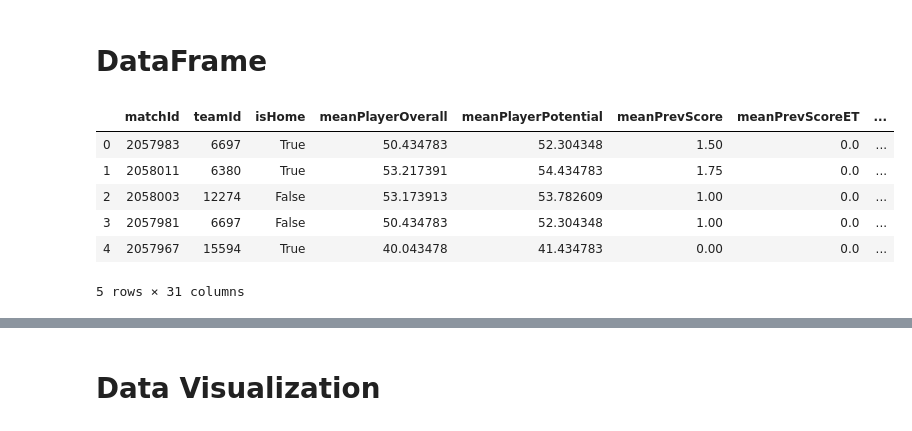
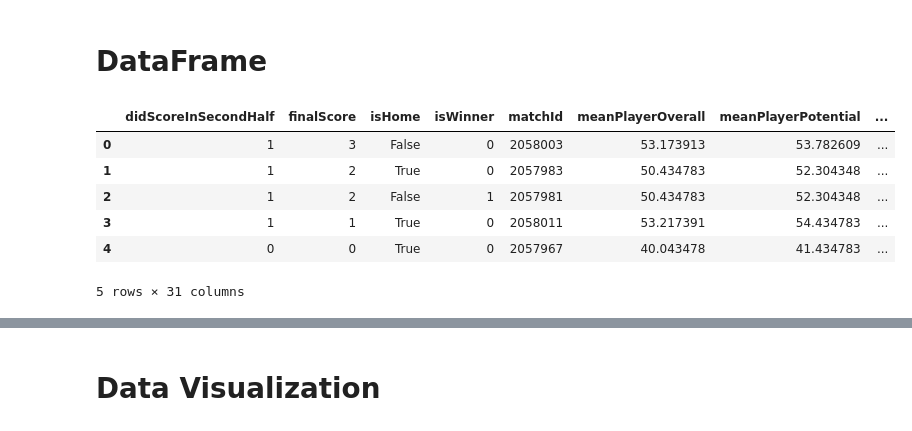
Before and after one commit to magemma/soccer-prediction, a Jupyter notebook: src/riccardo_dataVisualization.ipynb, the cells around one changed output, grey strips where cells are left out. Cells and saved outputs as stored; diff of their text form; code cells hidden in the pictures.

```diff
--- a/src/riccardo_dataVisualization.ipynb
+++ b/src/riccardo_dataVisualization.ipynb
@@ -23,15 +26,15 @@ orderedCols = ['matchId', 'teamId', 'isHome',
 # %% [markdown]
 # DataFrame
 # %%
-res = pd.read_csv('./results.csv')
+res = pd.read_json('results.json', orient='records', lines=True).drop('_id', axis=1)
 res.head()
 # %% [output]
-|  | matchId | teamId | isHome | meanPlayerOverall | meanPlayerPotential | meanPrevScore | meanPrevScoreET | ... |
-| 0 | 2057983 | 6697 | True | 50.434783 | 52.304348 | 1.50 | 0.0 | ... |
-| 1 | 2058011 | 6380 | True | 53.217391 | 54.434783 | 1.75 | 0.0 | ... |
-| 2 | 2058003 | 12274 | False | 53.173913 | 53.782609 | 1.00 | 0.0 | ... |
-| 3 | 2057981 | 6697 | False | 50.434783 | 52.304348 | 1.00 | 0.0 | ... |
-| 4 | 2057967 | 15594 | True | 40.043478 | 41.434783 | 0.00 | 0.0 | ... |
+|  | didScoreInSecondHalf | finalScore | isHome | isWinner | matchId | meanPlayerOverall | meanPlayerPotential | ... |
+| 0 | 1 | 3 | False | 0 | 2058003 | 53.173913 | 53.782609 | ... |
+| 1 | 1 | 2 | True | 0 | 2057983 | 50.434783 | 52.304348 | ... |
+| 2 | 1 | 2 | False | 1 | 2057981 | 50.434783 | 52.304348 | ... |
+| 3 | 1 | 1 | True | 0 | 2058011 | 53.217391 | 54.434783 | ... |
+| 4 | 0 | 0 | True | 0 | 2057967 | 40.043478 | 41.434783 | ... |
 5 rows × 31 columns
 # %%
 df = res.drop(['teamId', 'matchId', 'isHome'], axis=1)
```
Also changed, not shown: parts of 9 cells of this notebook, 1 other file.
